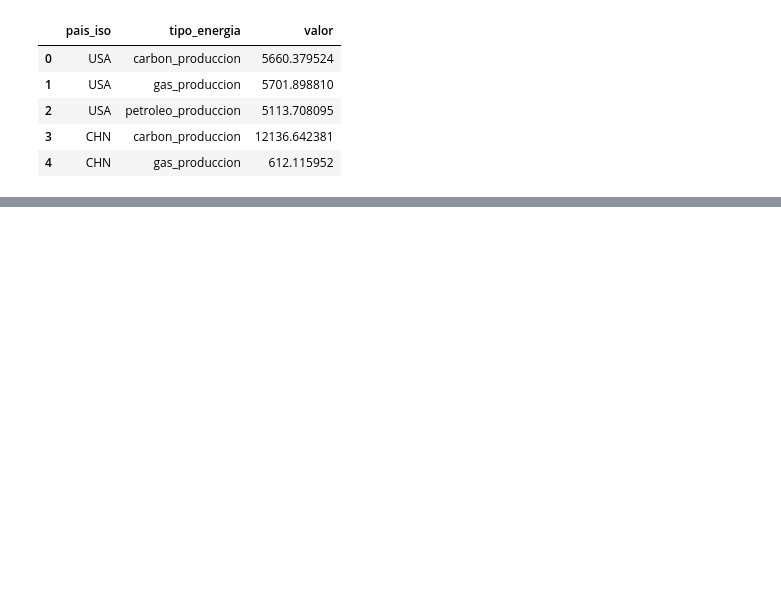
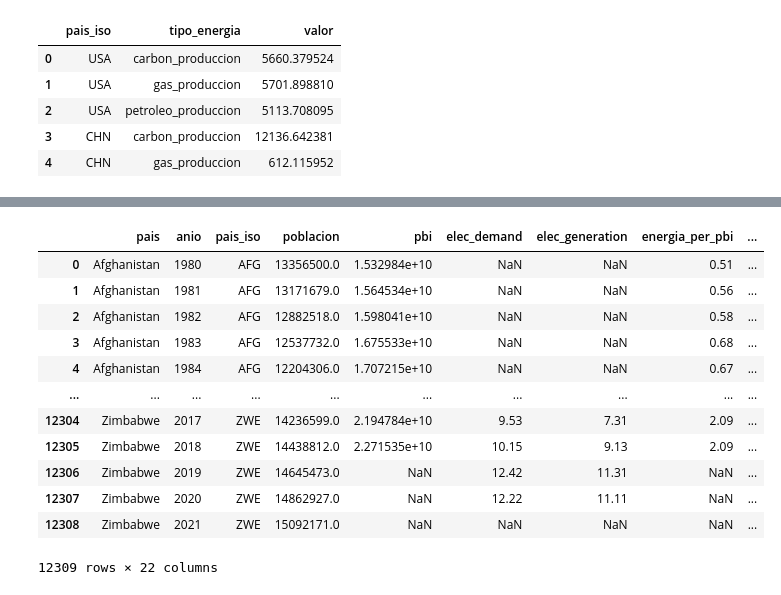
Before and after one commit to lookmydata/CO2-Emissions, a Jupyter notebook: exploration/kpi_exploratorio_nico.ipynb, the cells around one changed output, grey strips where cells are left out. Cells and saved outputs as stored; diff of their text form; code cells hidden in the pictures; blank space fills up the shorter version.

```diff
--- a/exploration/kpi_exploratorio_nico.ipynb
+++ b/exploration/kpi_exploratorio_nico.ipynb
@@ -202,0 +268,33 @@ cons_table.head()
+# %%
+data_renovable = data.copy()
+bad_energies = [
+    c
+    for c in data_renovable.columns
+    if (
+        (
+           'gas' in c
+            or 'petroleo' in c
+            or 'carbon' in c
+            or 'fossil' in c
+            or 'biocombustible' in c
+            or 'primary_energia_cons' == c
+            and not 'green' in c
+            and not 'low' in c
+        )
+    )
+]
+data_renovable.drop(bad_energies, axis=1)
+# %% [output]
+|  | pais | anio | pais_iso | poblacion | pbi | elec_demand | elec_generation | energia_per_pbi | ... |
+| 0 | Afghanistan | 1980 | AFG | 13356500.0 | 1.532984e+10 | NaN | NaN | 0.51 | ... |
+| 1 | Afghanistan | 1981 | AFG | 13171679.0 | 1.564534e+10 | NaN | NaN | 0.56 | ... |
+| 2 | Afghanistan | 1982 | AFG | 12882518.0 | 1.598041e+10 | NaN | NaN | 0.58 | ... |
+| 3 | Afghanistan | 1983 | AFG | 12537732.0 | 1.675533e+10 | NaN | NaN | 0.68 | ... |
+| 4 | Afghanistan | 1984 | AFG | 12204306.0 | 1.707215e+10 | NaN | NaN | 0.67 | ... |
+| ... | ... | ... | ... | ... | ... | ... | ... | ... | ... |
+| 12304 | Zimbabwe | 2017 | ZWE | 14236599.0 | 2.194784e+10 | 9.53 | 7.31 | 2.09 | ... |
+| 12305 | Zimbabwe | 2018 | ZWE | 14438812.0 | 2.271535e+10 | 10.15 | 9.13 | 2.09 | ... |
+| 12306 | Zimbabwe | 2019 | ZWE | 14645473.0 | NaN | 12.42 | 11.31 | NaN | ... |
+| 12307 | Zimbabwe | 2020 | ZWE | 14862927.0 | NaN | 12.22 | 11.11 | NaN | ... |
+| 12308 | Zimbabwe | 2021 | ZWE | 15092171.0 | NaN | NaN | NaN | NaN | ... |
+12309 rows × 22 columns
```
Also changed, not shown: parts of 25 cells of this notebook, 1 other file.
